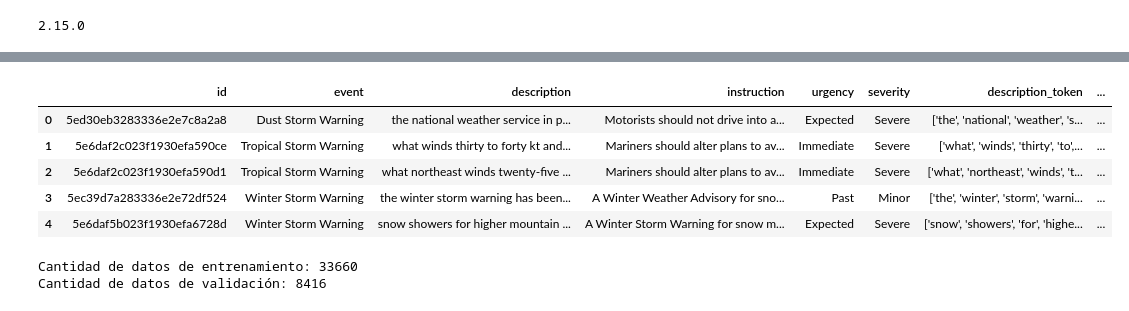
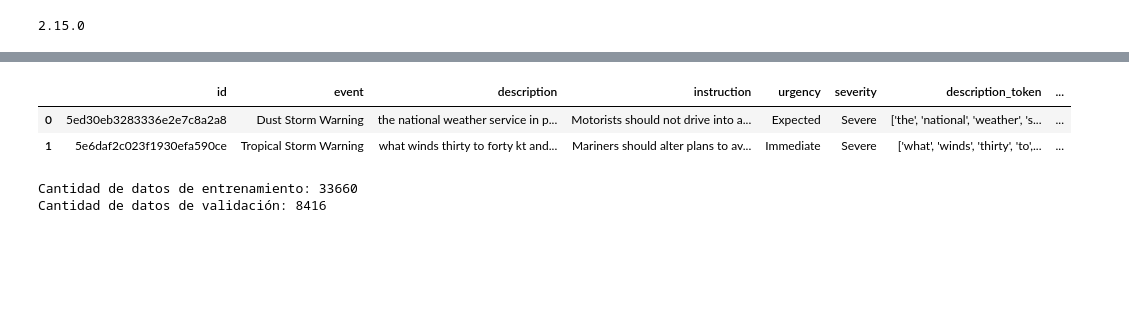
Before and after one commit to Ghisbe/Alarmas_pictogramas, a Jupyter notebook: Modelo_RNN.ipynb, the cells around one changed output, grey strips where cells are left out. Drawn from its saved outputs; the diff is of its cells as text; code cells hidden in the pictures; blank space fills up the shorter version.

```diff
--- a/Modelo_RNN.ipynb
+++ b/Modelo_RNN.ipynb
@@ -56,13 +57,10 @@ From (redirected): https://drive.google.com/uc?id=1fs7dmydF11O-rw1xX3ZDZd-7dGew7
 To: /content/alertas_lemma.csv
 # %%
-alertas.head()
+alertas.head(2)
 # %% [output]
 |  | id | event | description | instruction | urgency | severity | description_token | ... |
 | 0 | 5ed30eb3283336e2e7c8a2a8 | Dust Storm Warning | the national weather service in p... | Motorists should not drive into a... | Expected | Severe | ['the', 'national', 'weather', 's... | ... |
 | 1 | 5e6daf2c023f1930efa590ce | Tropical Storm Warning | what winds thirty to forty kt and... | Mariners should alter plans to av... | Immediate | Severe | ['what', 'winds', 'thirty', 'to',... | ... |
-| 2 | 5e6daf2c023f1930efa590d1 | Tropical Storm Warning | what northeast winds twenty-five ... | Mariners should alter plans to av... | Immediate | Severe | ['what', 'northeast', 'winds', 't... | ... |
-| 3 | 5ec39d7a283336e2e72df524 | Winter Storm Warning | the winter storm warning has been... | A Winter Weather Advisory for sno... | Past | Minor | ['the', 'winter', 'storm', 'warni... | ... |
-| 4 | 5e6daf5b023f1930efa6728d | Winter Storm Warning | snow showers for higher mountain ... | A Winter Storm Warning for snow m... | Expected | Severe | ['snow', 'showers', 'for', 'highe... | ... |
 # %%
 # Codificación de etiquetas
 label_encoder = LabelEncoder()
```
Also changed, not shown: parts of 18 cells of this notebook.
